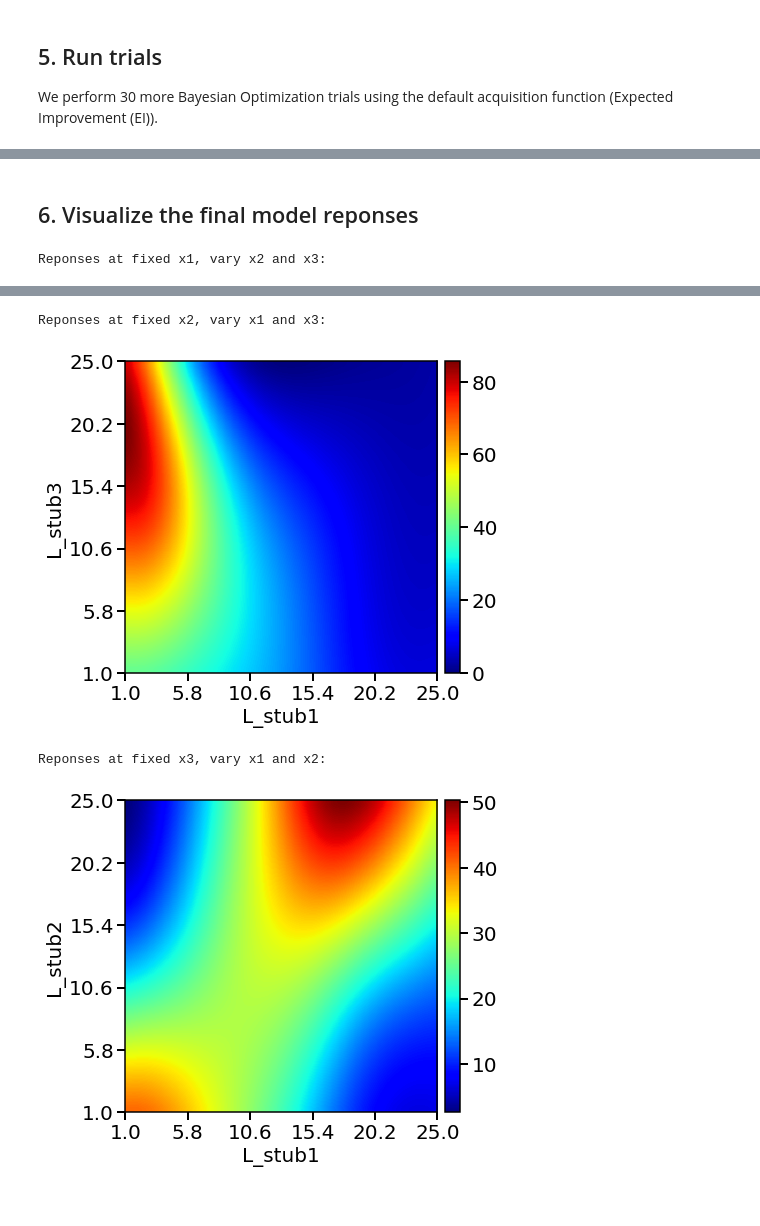
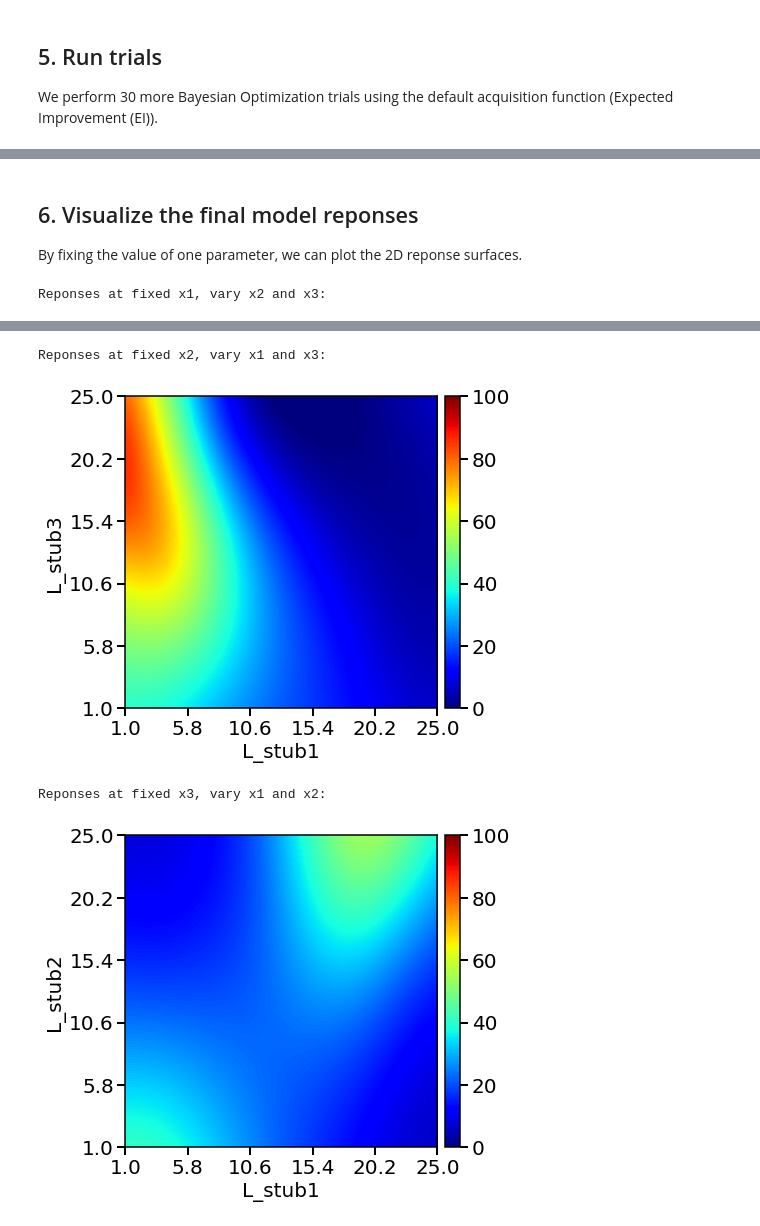
Before and after one commit to VlachosGroup/nextorch, a Jupyter notebook: examples/notebooks/08_Stub_tuner.ipynb, the cells around one changed output, grey strips where cells are left out. Drawn from its saved outputs; the diff is of its cells as text; code cells hidden in the pictures.

```diff
--- a/examples/notebooks/08_Stub_tuner.ipynb
+++ b/examples/notebooks/08_Stub_tuner.ipynb
@@ -108,5 +109,6 @@ NameError: name 'bo' is not defined
 ## 5. Run trials
 We perform 30 more Bayesian Optimization trials using the default acquisition function (Expected Improvement (EI)).
 # %%
-%%capture results # Output messages are too long, so they are saved into a variable.
-exp_comsol.run_trials_auto(n_trials=30)
+%%capture results
+# Output messages are too long, so they are saved into a variable.
+exp_comsol.run_trials_auto(n_trials=n_trials)
@@ -131,18 +115,23 @@ Simulation is done.
 # %% [markdown]
 ## 6. Visualize the final model reponses
+By fixing the value of one parameter, we can plot the 2D reponse surfaces.
 # %%
-x1_fixed_real = 15
-x2_fixed_real = 15
-x3_fixed_real = 15
+# 2D surface for variable 1 and 3 with variable 2 fixed
+x1_fixed_real = 15 # fixed x1 value
+x2_fixed_real = 15 # fixed x2 value
+x3_fixed_real = 15 # fixed x3 value
 
 print('Reponses at fixed x1, vary x2 and x3: ')
 plotting.response_heatmap_exp(exp_comsol, x_indices = [1, 2],
+                              Y_real_range = Y_plot_range,
                               fixed_values_real = x1_fixed_real)
 print('Reponses at fixed x2, vary x1 and x3: ')
 plotting.response_heatmap_exp(exp_comsol, x_indices = [0, 2],
+                              Y_real_range = Y_plot_range,
                               fixed_values_real = x2_fixed_real)
 print('Reponses at fixed x3, vary x1 and x2: ')
 plotting.response_heatmap_exp(exp_comsol, x_indices = [0, 1],
+                              Y_real_range = Y_plot_range,
                               fixed_values_real = x3_fixed_real)
 # %% [output]
 Reponses at fixed x1, vary x2 and x3:
@@ -150,6 +139,6 @@ Reponses at fixed x1, vary x2 and x3:
 Reponses at fixed x2, vary x1 and x3:
-[figure, old version]
+[figure, new version]
 Reponses at fixed x3, vary x1 and x2:
-[figure, old version]
+[figure, new version]
 # %% [markdown]
 ## 7. Export the optimum
```
Also changed, not shown: parts of 7 cells of this notebook.
